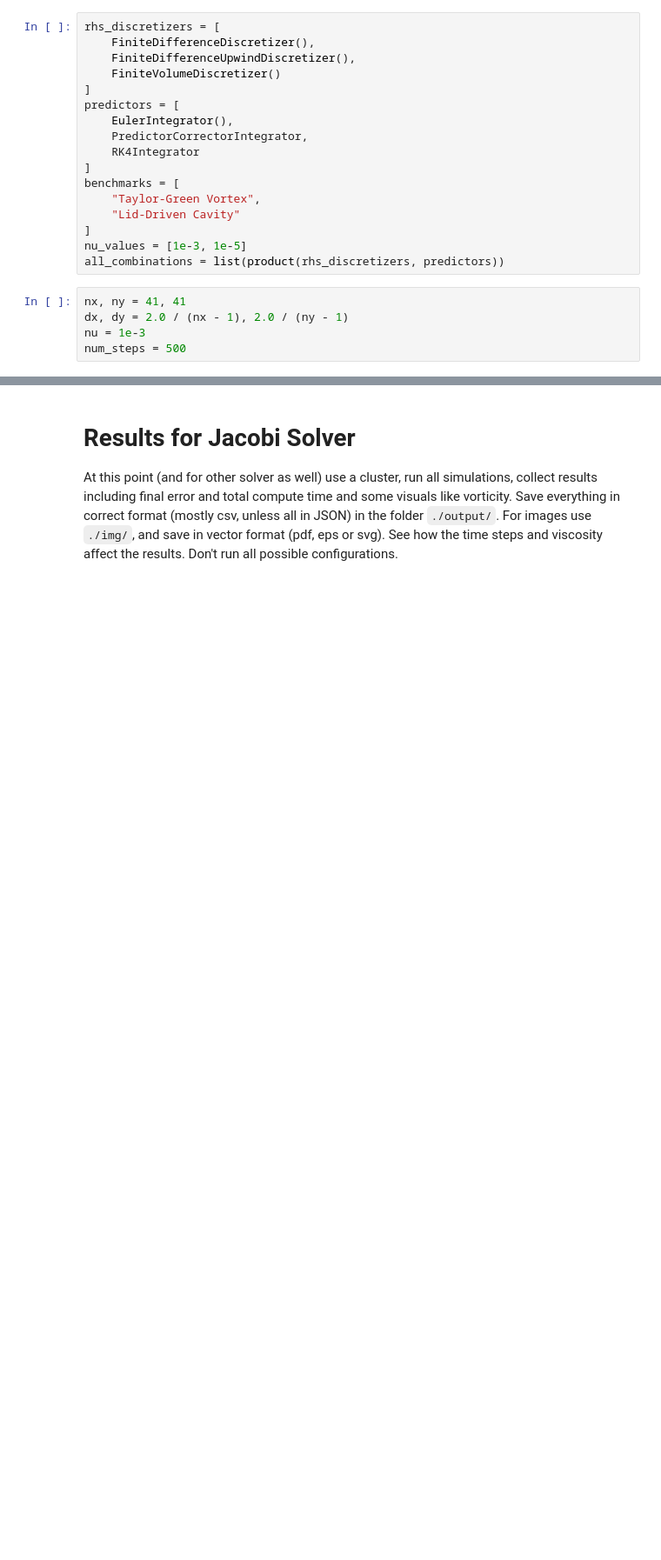
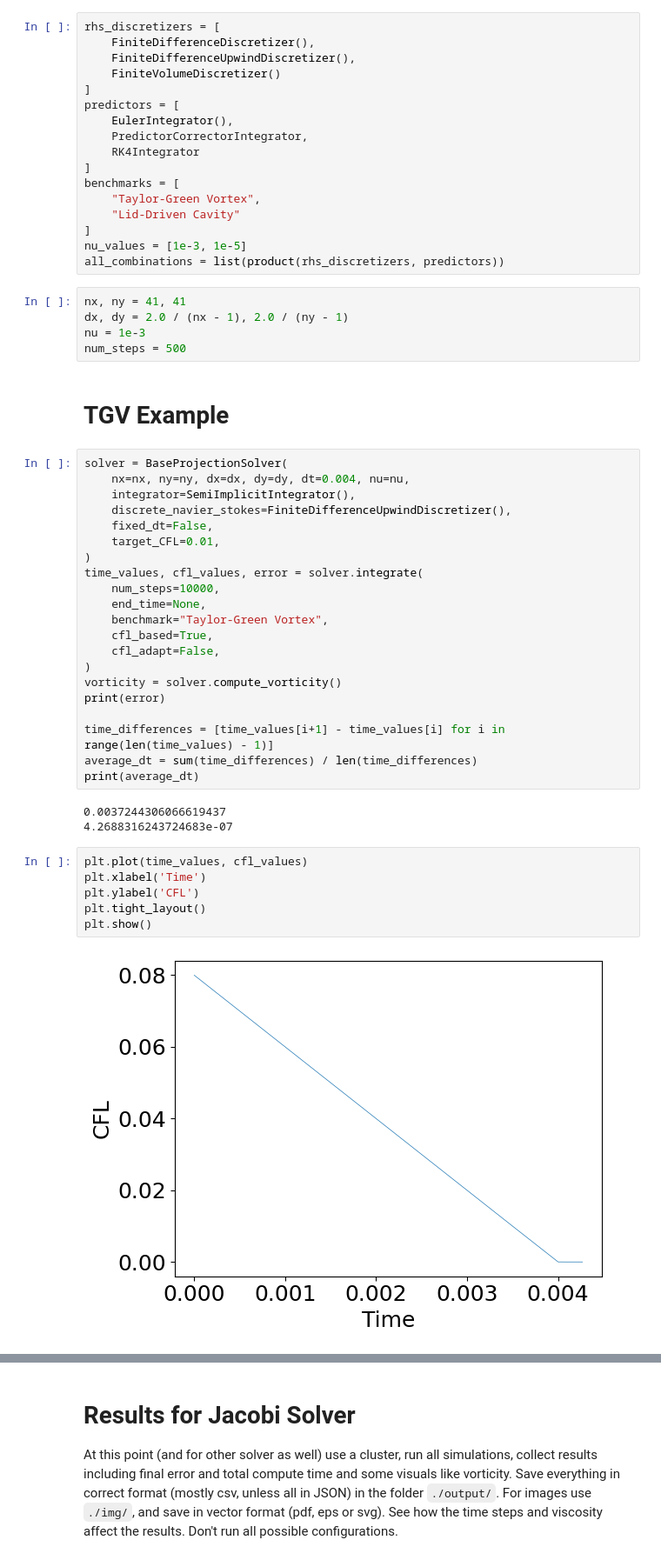
Before and after one commit to coursework-enb/APC523-Project, a Jupyter notebook: notebooks/demo.ipynb, the cells around one changed output, grey strips where cells are left out. Shown at 87% size. Saved outputs shown, nothing was run; the diff lists cells and outputs as text; blank space fills up the shorter version.

```diff
--- a/notebooks/demo.ipynb
+++ b/notebooks/demo.ipynb
@@ -46,3 +48,37 @@ nx, ny = 41, 41
 dx, dy = 2.0 / (nx - 1), 2.0 / (ny - 1)
 nu = 1e-3
 num_steps = 500
+# %% [markdown]
+# TGV Example
+# %%
+solver = BaseProjectionSolver(
+    nx=nx, ny=ny, dx=dx, dy=dy, dt=0.004, nu=nu,
+    integrator=SemiImplicitIntegrator(),
+    discrete_navier_stokes=FiniteDifferenceUpwindDiscretizer(),
+    fixed_dt=False,
+    target_CFL=0.01,
+)
+time_values, cfl_values, error = solver.integrate(
+    num_steps=10000,
+    end_time=None,
+    benchmark="Taylor-Green Vortex",
+    cfl_based=True,
+    cfl_adapt=False,
+)
+vorticity = solver.compute_vorticity()
+print(error)
+
+time_differences = [time_values[i+1] - time_values[i] for i in range(len(time_values) - 1)]
+average_dt = sum(time_differences) / len(time_differences)
+print(average_dt)
+# %% [output]
+0.0037244306066619437
+4.2688316243724683e-07
+# %%
+plt.plot(time_values, cfl_values)
+plt.xlabel('Time')
+plt.ylabel('CFL')
+plt.tight_layout()
+plt.show()
+# %% [output]
+[figure, added]
```
Also changed, not shown: parts of 6 cells of this notebook, 4 other files.
